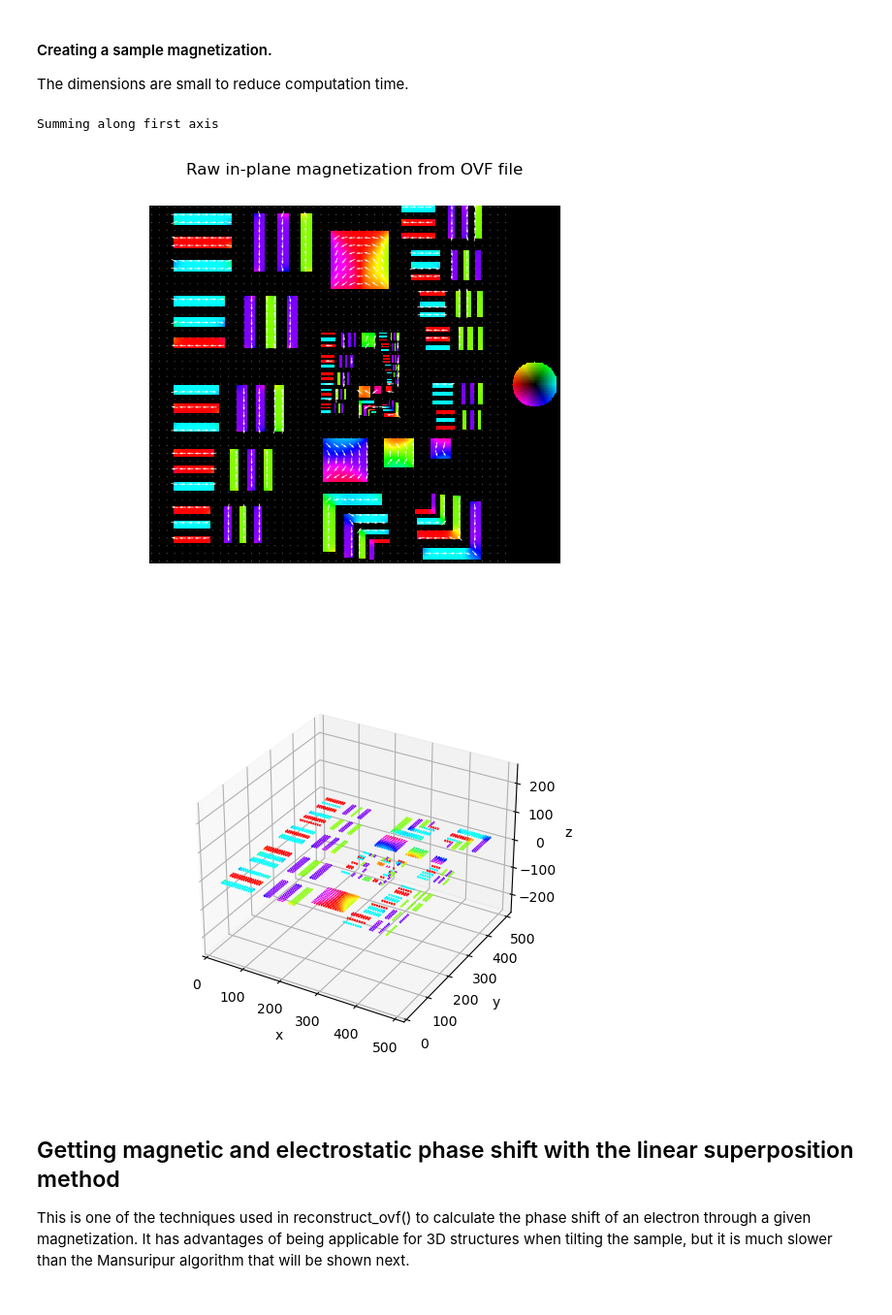
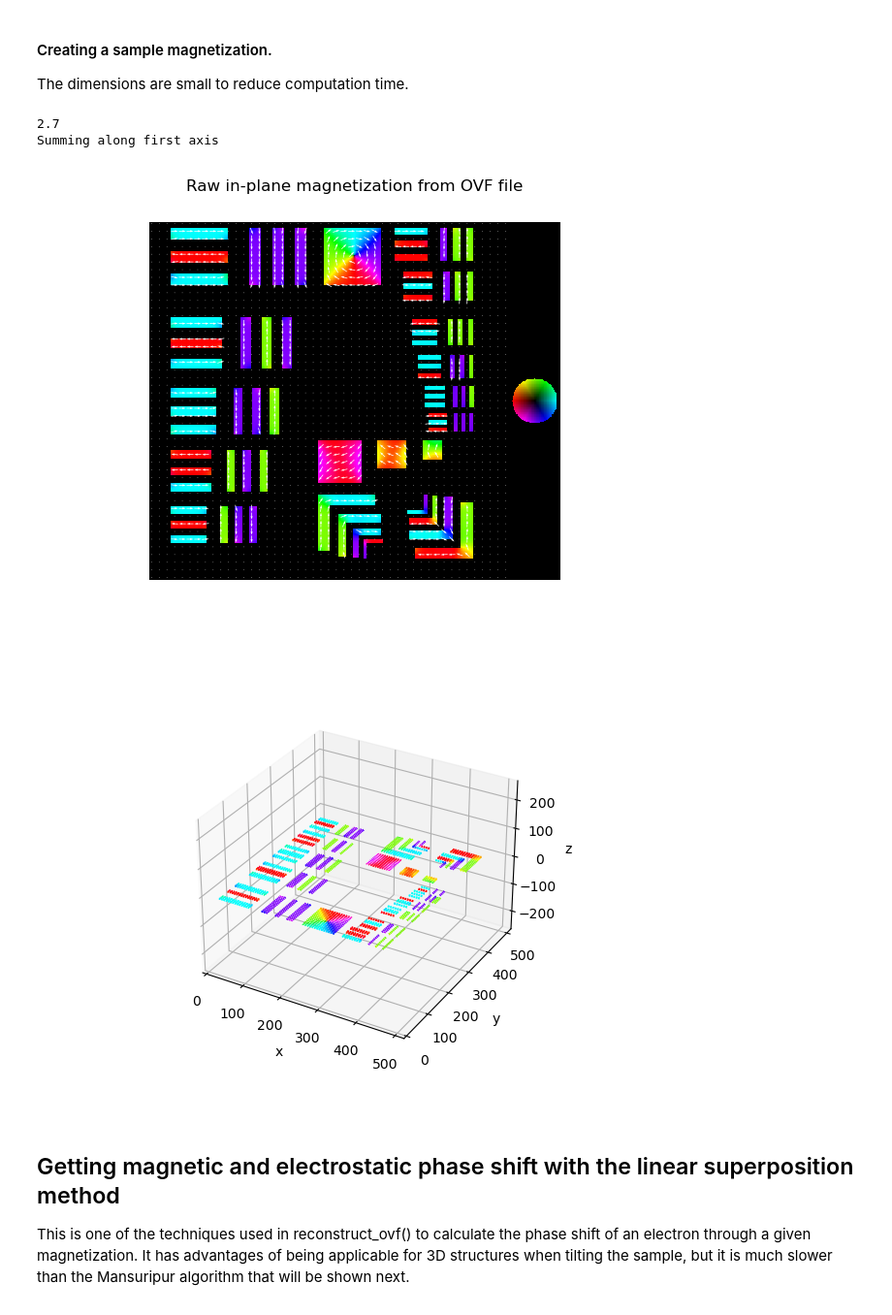
Before and after one commit to KaynaL-MT/PyLorentz, a Jupyter notebook: Examples/SIM_KaynaL-MT.ipynb, the cells around one changed output. Shown at 97% size. Saved outputs shown, nothing was run; the diff lists cells and outputs as text; code cells hidden in the pictures.

```diff
--- a/Examples/SIM_KaynaL-MT.ipynb
+++ b/Examples/SIM_KaynaL-MT.ipynb
@@ -163,36 +163,38 @@ Here we show each of the main steps that takes place in reconstruc_ovf(), using
 #### Creating a sample magnetization.
 The dimensions are small to reduce computation time.
 # %%
-file = "/Volumes/Lorentz/Kayna/Simulations/Mumax3/2023_04_26/std_relax_micro.out/USAF_res_pattern_.ovf"
+file = "/zota/Lorentz/Kayna/Simulations/Mumax3/2023_04_26/std_relax_nano.out/USAF_res_pattern_.ovf"
 B0 = 1e4 # gauss
 sample_V0 = 20 # V
 sample_xip0 = 200 # nm
 mem_thk = 50 # nm
 mem_xip0 = 800 # nm
 
 mag_x, mag_y, mag_z, del_px, zscale = load_ovf(file, 'norm', B0, v=0)
 # The input ovf might be many layers thick, so we sum along the z-direction to
 # make a 2D image to display.
+print(del_px)
 show_2D(mag_x,
         mag_y,
         a=50,
         l=0.10,
         w=1.0,
         title="Raw in-plane magnetization from OVF file",
         color=True
         )
 
 show_3D(mag_x,
         mag_y,
         mag_z,
         show_all = True,
         l=4,
         a = 100
         )
 # %% [output]
+2.7
 Summing along first axis
-[figure, old version]
+[figure, new version]
-[figure, old version]
+[figure, new version]
 # %%
 # dim = 128
 # del_px = 500/dim # nm/pixel
```
Also changed, not shown: parts of 2 cells of this notebook.
